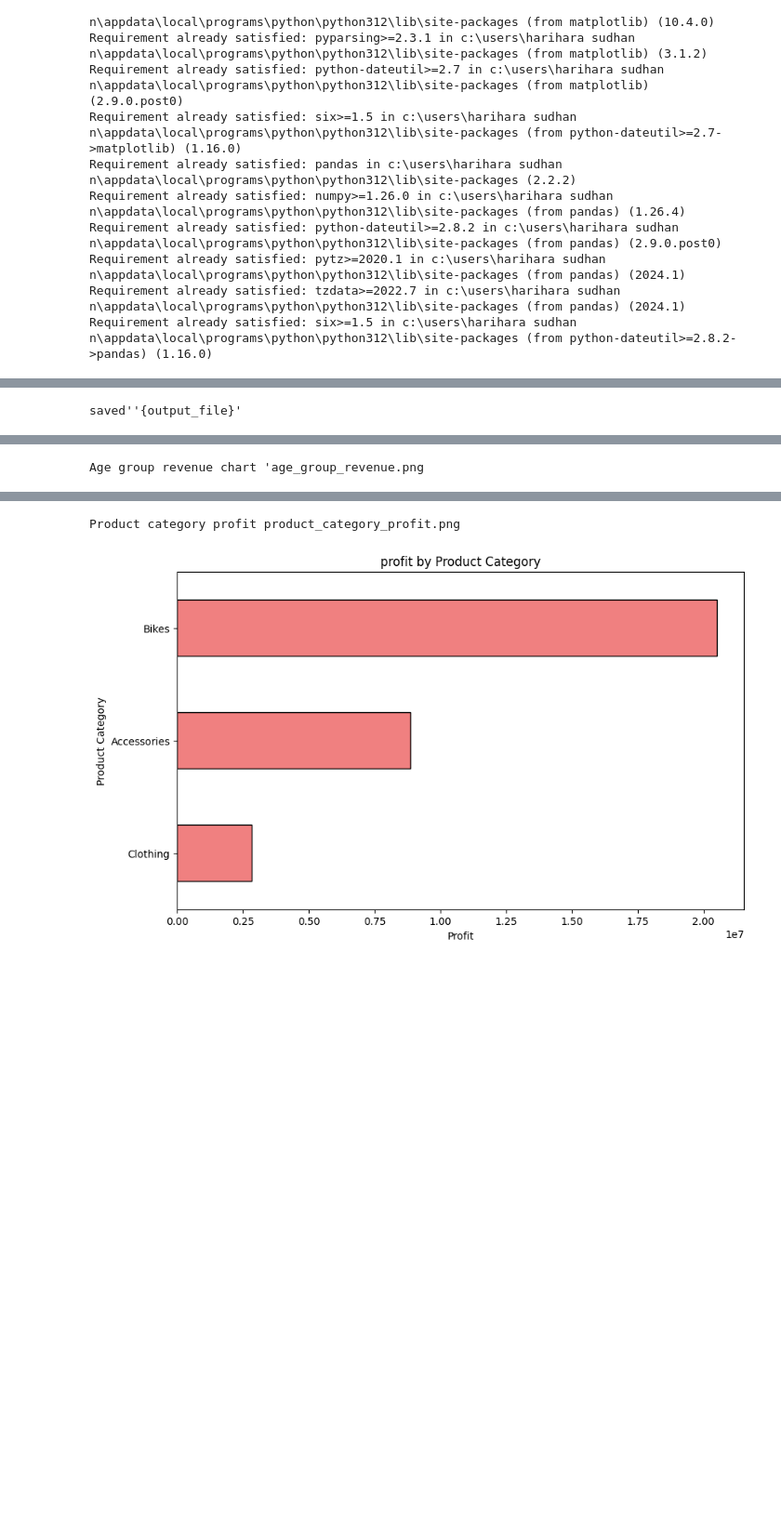
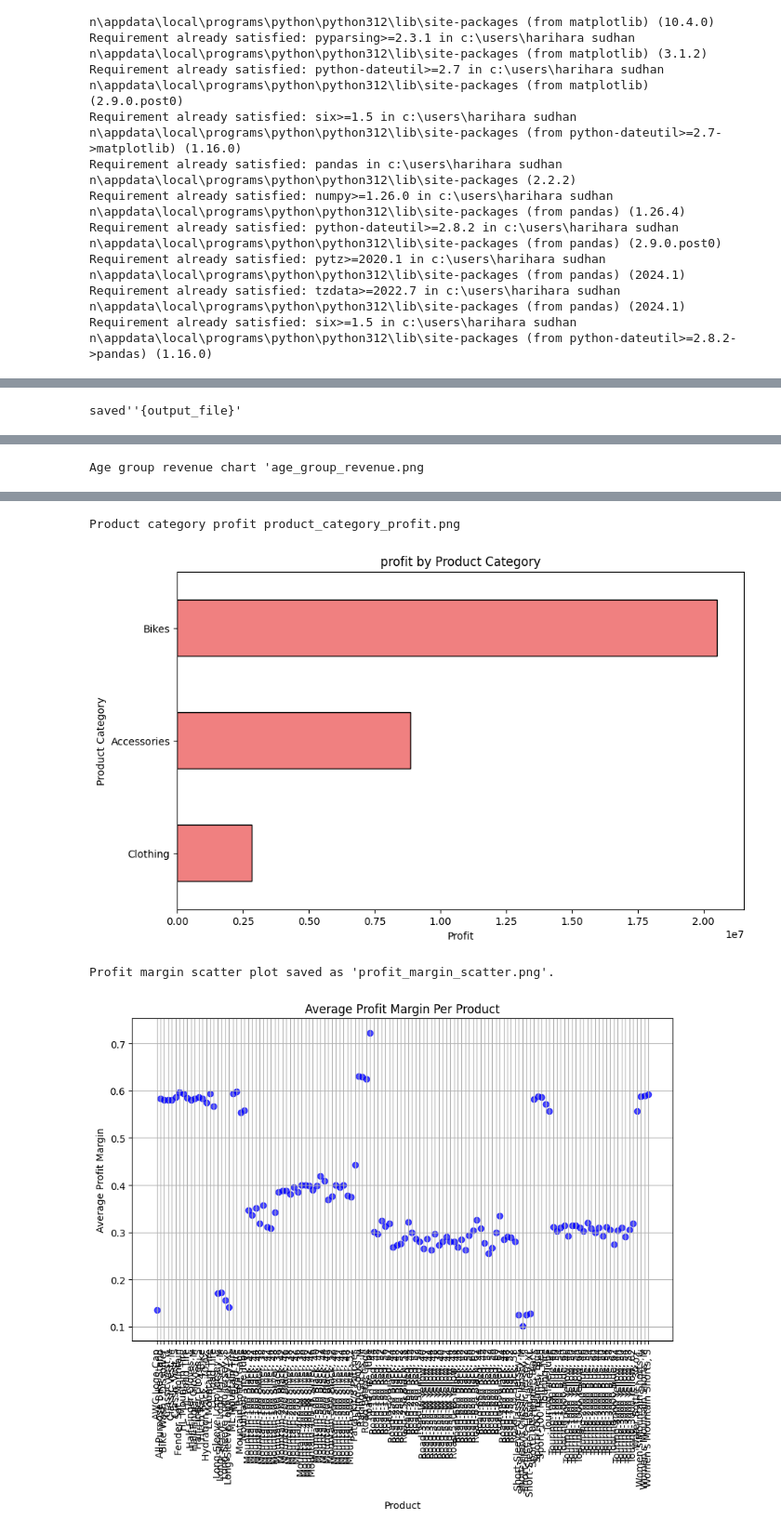
Before and after one commit to Harisudhan23/Data_science_project, a Jupyter notebook: Task.ipynb, the cells around one changed output, grey strips where cells are left out. Shown at 93% size. Drawn from its saved outputs; the diff is of its cells as text; code cells hidden in the pictures; blank space fills up the shorter version.

```diff
--- a/Task.ipynb
+++ b/Task.ipynb
@@ -142,34 +142,57 @@ class DataVisualizer:
 # start_year = int(input("Enter the start year: "))
 # end_month = int(input("Enter the end month (1-12): "))
 # end_year = int(input("Enter the end year: "))
+    def profit_margin(self, output_file="profit_margin_scatter.png"):
+
+        if 'Product' not in df.columns or 'Revenue' not in df.columns or 'Profit' not in df.columns:
+            print("Columns 'Product', 'Revenue', or 'Profit' not found in the dataset.")
+            return
+
+        df['Profit_Margin'] = df['Profit'] / df['Revenue']
+
+        product_profit_margin = df.groupby('Product')['Profit_Margin'].mean()
+
+        plt.figure(figsize=(10, 6))
+        plt.scatter(product_profit_margin.index, product_profit_margin.values, color='blue', alpha=0.7)
+        plt.title("Average Profit Margin Per Product")
+        plt.xlabel("Product")
+        plt.ylabel("Average Profit Margin")
+        plt.xticks(rotation=90)
+        plt.grid(True)
+        plt.savefig(output_file)
+        print(f"Profit margin scatter plot saved as '{output_file}'.")
+        plt.show()
 
 visualizer = DataVisualizer()
 visualizer.gender_distribution()
 visualizer.age_group_revenue()
 visualizer.product_category_profit()
 #visualizer.revenue_profit(start_month, start_year, end_month, end_year)
+visualizer.profit_margin()
 # %% [output]
 Null Values:
 Date                0
 Day                 0
 Month               0
 Year                0
 Customer_Age        0
 Age_Group           0
 Customer_Gender     0
 Country             0
 State               0
 Product_Category    0
 Sub_Category        0
 ... (28 lines left out)
 Costint64
 Revenueint64
 n\summary:
 Histogram saved as 'customer_age_histogram.png'.
 [figure]
 saved''{output_file}'
 [figure]
 Age group revenue chart 'age_group_revenue.png
 [figure]
 Product category profit product_category_profit.png
 [figure]
+Profit margin scatter plot saved as 'profit_margin_scatter.png'.
+[figure, added]
```
Also changed, not shown: 1 other file.
